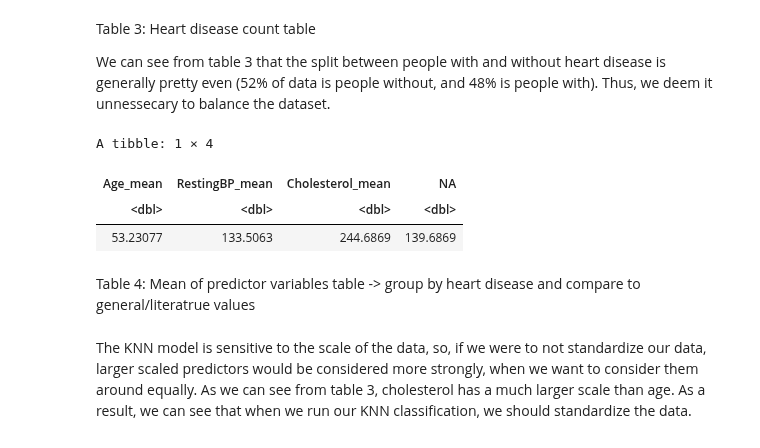
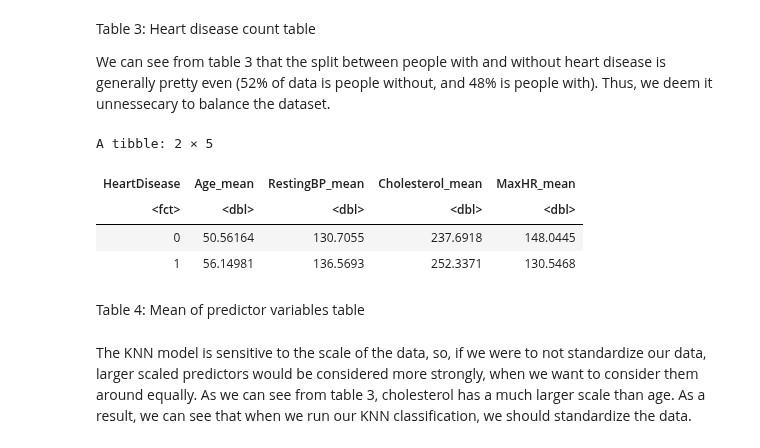
Before and after one commit to josephsoo/dsci_100_group_12, a Jupyter notebook: Project report.ipynb, the cells around one changed output. Saved outputs shown, nothing was run; the diff lists cells and outputs as text; code cells hidden in the pictures.

Commit message:
mean of predictors change

```diff
--- a/Project report.ipynb
+++ b/Project report.ipynb
@@ -170,16 +170,17 @@ Table 3: Heart disease count table
 We can see from table 3 that the split between people with and without heart disease is generally pretty even (52% of data is people without, and 48% is people with). Thus, we deem it unnessecary to balance the dataset.
 # %%
 # averages of each predictor variable
-predictor_means <- heart_train |> select(-HeartDisease) |> map_df(mean)
-colnames(predictor_means) <- c("Age_mean", "RestingBP_mean", "Cholesterol_mean")
+predictor_means <- heart_train |> group_by(HeartDisease) |> summarize(across(Age:MaxHR, mean, na.rm = TRUE))
+colnames(predictor_means) <- c("HeartDisease", "Age_mean", "RestingBP_mean", "Cholesterol_mean", "MaxHR_mean")
 predictor_means
 # %% [output]
-A tibble: 1 × 4
+A tibble: 2 × 5
-| Age_mean | RestingBP_mean | Cholesterol_mean | NA |
-| <dbl> | <dbl> | <dbl> | <dbl> |
-| 53.23077 | 133.5063 | 244.6869 | 139.6869 |
+| HeartDisease | Age_mean | RestingBP_mean | Cholesterol_mean | MaxHR_mean |
+| <fct> | <dbl> | <dbl> | <dbl> | <dbl> |
+| 0 | 50.56164 | 130.7055 | 237.6918 | 148.0445 |
+| 1 | 56.14981 | 136.5693 | 252.3371 | 130.5468 |
 # %% [markdown]
-Table 4: Mean of predictor variables table -> group by heart disease and compare to general/literatrue values
+Table 4: Mean of predictor variables table
 # %% [markdown]
 The KNN model is sensitive to the scale of the data, so, if we were to not standardize our data, larger scaled predictors would be considered more strongly, when we want to consider them around equally. As we can see from table 3, cholesterol has a much larger scale than age. As a result, we can see that when we run our KNN classification, we should standardize the data.
 # %% [markdown]
```
